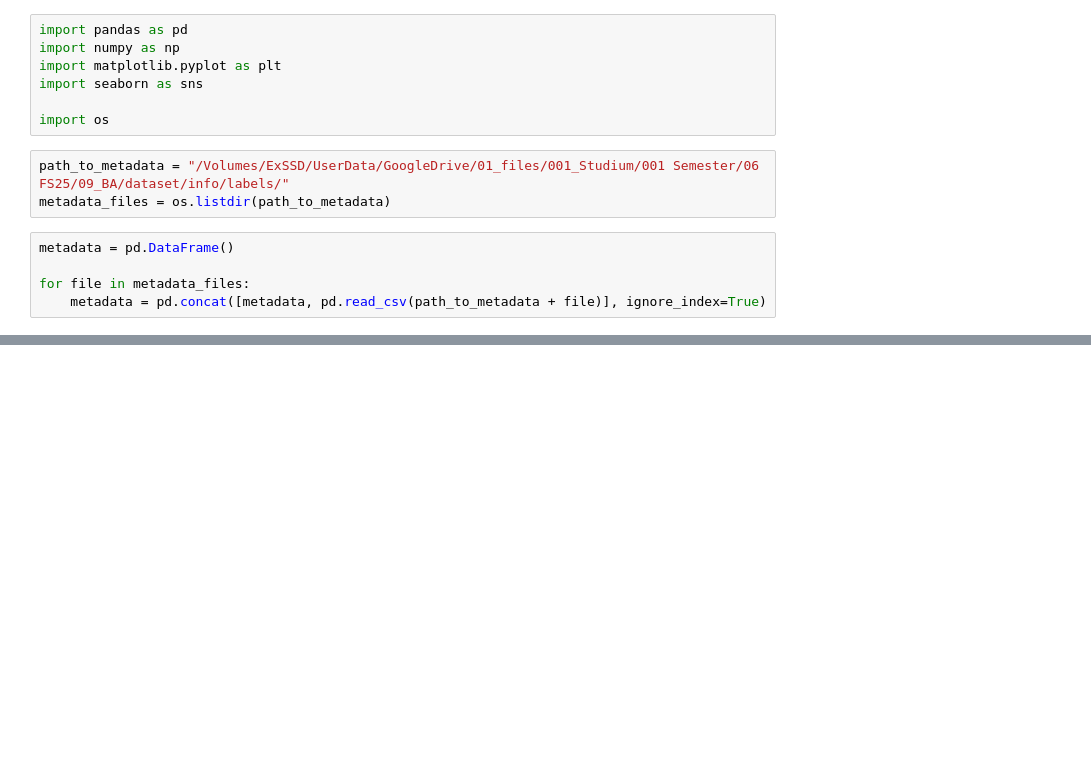
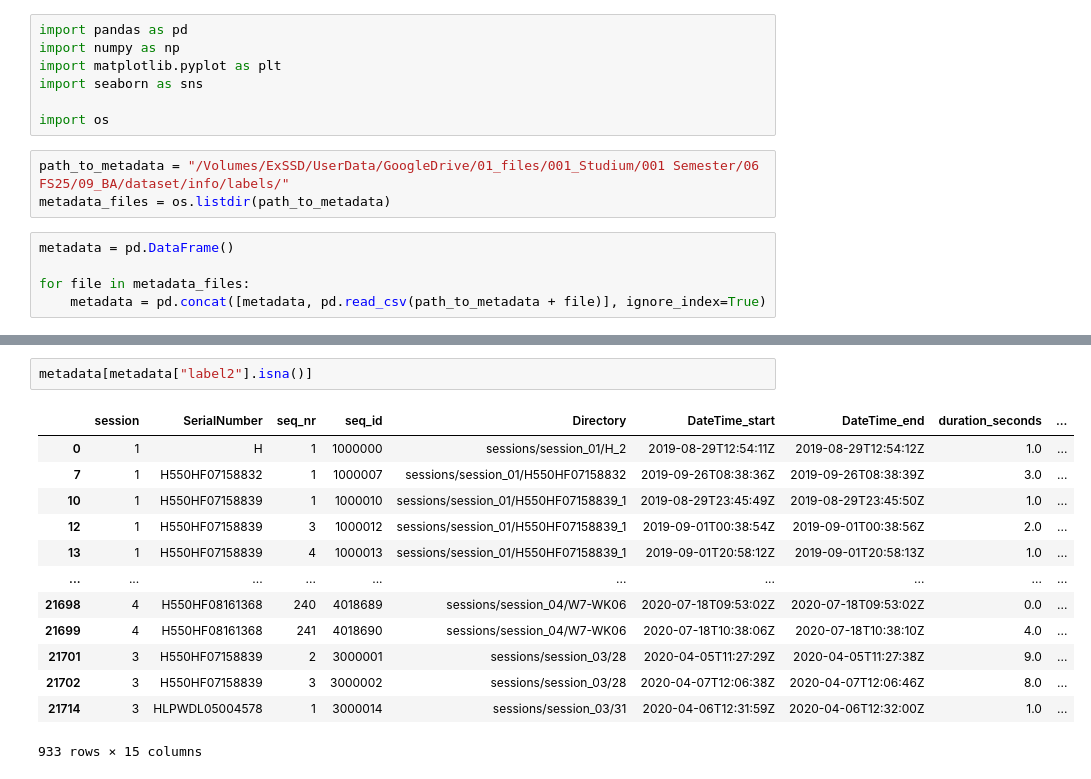
Before and after one commit to juliankraft/BachelorThesis, a Jupyter notebook: code/analyze_dataset.ipynb, the cells around one changed output, grey strips where cells are left out. Drawn from its saved outputs; the diff is of its cells as text; blank space fills up the shorter version.

```diff
--- a/code/analyze_dataset.ipynb
+++ b/code/analyze_dataset.ipynb
@@ -47,0 +42,16 @@ metadata.groupby("label").count()
+# %%
+metadata[metadata["label2"].isna()]
+# %% [output]
+|  | session | SerialNumber | seq_nr | seq_id | Directory | DateTime_start | DateTime_end | duration_seconds | ... |
+| 0 | 1 | H | 1 | 1000000 | sessions/session_01/H_2 | 2019-08-29T12:54:11Z | 2019-08-29T12:54:12Z | 1.0 | ... |
+| 7 | 1 | H550HF07158832 | 1 | 1000007 | sessions/session_01/H550HF07158832 | 2019-09-26T08:38:36Z | 2019-09-26T08:38:39Z | 3.0 | ... |
+| 10 | 1 | H550HF07158839 | 1 | 1000010 | sessions/session_01/H550HF07158839_1 | 2019-08-29T23:45:49Z | 2019-08-29T23:45:50Z | 1.0 | ... |
+| 12 | 1 | H550HF07158839 | 3 | 1000012 | sessions/session_01/H550HF07158839_1 | 2019-09-01T00:38:54Z | 2019-09-01T00:38:56Z | 2.0 | ... |
+| 13 | 1 | H550HF07158839 | 4 | 1000013 | sessions/session_01/H550HF07158839_1 | 2019-09-01T20:58:12Z | 2019-09-01T20:58:13Z | 1.0 | ... |
+| ... | ... | ... | ... | ... | ... | ... | ... | ... | ... |
+| 21698 | 4 | H550HF08161368 | 240 | 4018689 | sessions/session_04/W7-WK06 | 2020-07-18T09:53:02Z | 2020-07-18T09:53:02Z | 0.0 | ... |
+| 21699 | 4 | H550HF08161368 | 241 | 4018690 | sessions/session_04/W7-WK06 | 2020-07-18T10:38:06Z | 2020-07-18T10:38:10Z | 4.0 | ... |
+| 21701 | 3 | H550HF07158839 | 2 | 3000001 | sessions/session_03/28 | 2020-04-05T11:27:29Z | 2020-04-05T11:27:38Z | 9.0 | ... |
+| 21702 | 3 | H550HF07158839 | 3 | 3000002 | sessions/session_03/28 | 2020-04-07T12:06:38Z | 2020-04-07T12:06:46Z | 8.0 | ... |
+| 21714 | 3 | HLPWDL05004578 | 1 | 3000014 | sessions/session_03/31 | 2020-04-06T12:31:59Z | 2020-04-06T12:32:00Z | 1.0 | ... |
+933 rows × 15 columns
```
Also changed, not shown: parts of 3 cells of this notebook, 1 other file.
